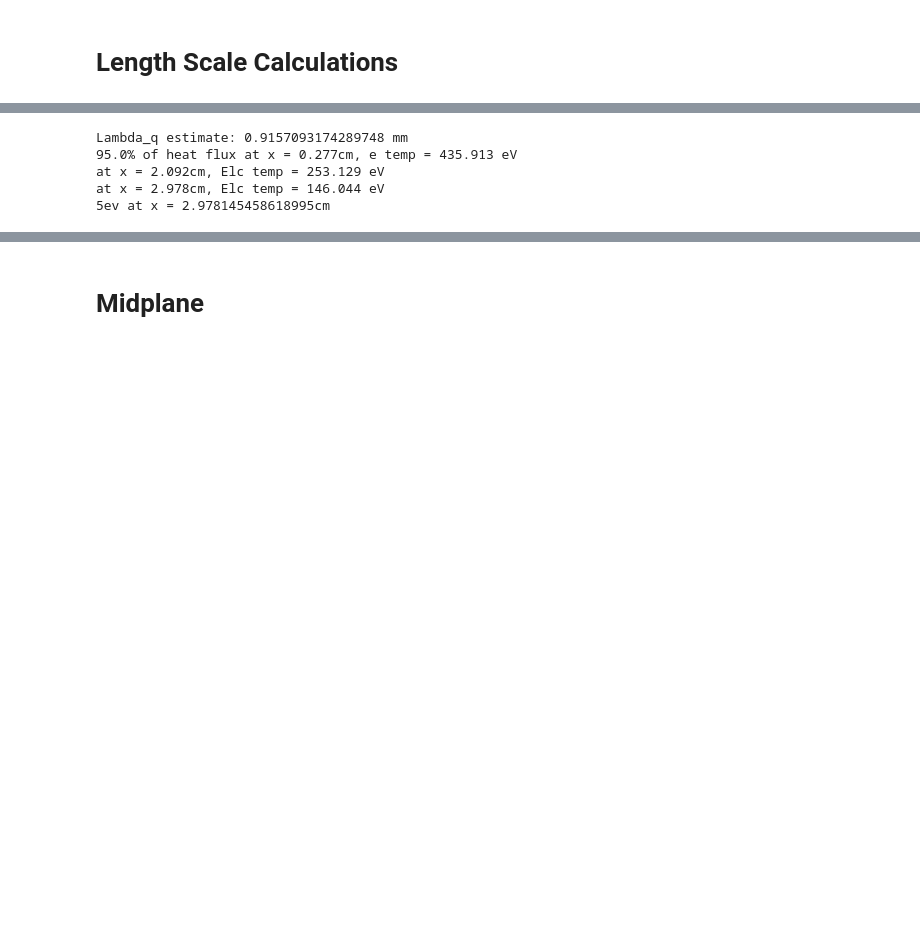
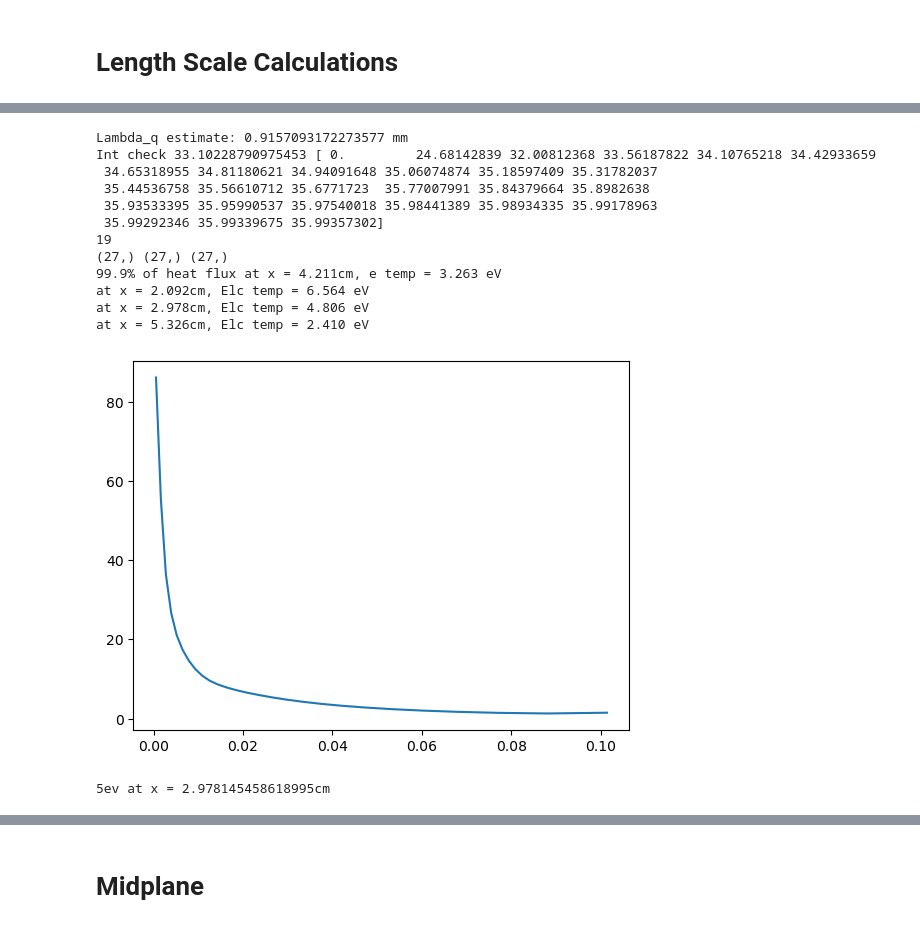
Before and after one commit to KasaiYuki/UETOOLS-Reactor, a Jupyter notebook: jupyter/MANTA_final_baseline/main.ipynb, the cells around one changed output, grey strips where cells are left out. Drawn from its saved outputs; the diff is of its cells as text; code cells hidden in the pictures; blank space fills up the shorter version.

```diff
--- a/jupyter/MANTA_final_baseline/main.ipynb
+++ b/jupyter/MANTA_final_baseline/main.ipynb
@@ -362,42 +362,57 @@ plt.plot(dist, y_fit, 'r-', label="Fit")
 plt.gca().set_xlim(left=0)
 # plt.axhline(y=0.0, color='r', linestyle='-')
 plt.legend()
 # plt.yscale('log')
 plt.show()
 print(f"Lambda_q estimate: {-1/params[1]*1000} mm")
 
 # calc 99% heat flux
 # electron TEMP REGION
 from scipy.integrate import simpson
 totalheat = simpson(eheat, x=dist)
 from scipy.integrate import cumulative_trapezoid
 cumulative_integral = cumulative_trapezoid(eheat, dist, initial=0)
-target_scale = 0.95
-target_value = target_scale * totalheat
-
+target_scale = 0.999
+target_value = target_scale * cumulative_integral[-1]
+print("Int check",totalheat,cumulative_integral)
 
 index = np.searchsorted(cumulative_integral, target_value)
+print(index)
 decaylen = dist[index]
 poloidal_index = 29
 etemp= np.array(bbb.te[poloidal_index,1:-1]/bbb.ev)
+etemp = etemp[mask]
+
+print(np.shape(dist),np.shape(eheat), np.shape(etemp))
 print(f"{target_scale*100}% of heat flux at x = {(decaylen*100):.3f}cm, e temp = {etemp[index]:.3f} eV")
 print(f"at x = {(dist[13]*100):.3f}cm, Elc temp = {etemp[13]:.3f} eV")
 print(f"at x = {(dist[16]*100):.3f}cm, Elc temp = {etemp[16]:.3f} eV")
+print(f"at x = {(dist[21]*100):.3f}cm, Elc temp = {etemp[21]:.3f} eV")
 # tparams, tpcov = curve_fit(lambda t,a,b: a*np.exp(b*t),  dist,  etemp,  p0=(0.5, -1))
-
+plt.plot(dist, etemp)
+plt.show()
 targeteV = 5
 eev = np.searchsorted(etemp[::-1], targeteV, side = "right")*-1
 
 print(f"{targeteV}ev at x = {dist[eev]*100}cm")
 
 #rint(f"Lambda_t estimate: {-1/tparams[1]*1000} mm")
 # %% [output]
 [figure]
-Lambda_q estimate: 0.9157093174289748 mm
-95.0% of heat flux at x = 0.277cm, e temp = 435.913 eV
-at x = 2.092cm, Elc temp = 253.129 eV
-at x = 2.978cm, Elc temp = 146.044 eV
-5ev at x = 2.978145458618995cm
+Lambda_q estimate: 0.9157093172273577 mm
+Int check 33.10228790975453 [ 0.         24.68142839 32.00812368 33.56187822 34.10765218 34.42933659
+ 34.65318955 34.81180621 34.94091648 35.06074874 35.18597409 35.31782037
+ 35.44536758 35.56610712 35.6771723  35.77007991 35.84379664 35.8982638
+ 35.93533395 35.95990537 35.97540018 35.98441389 35.98934335 35.99178963
+ 35.99292346 35.99339675 35.99357302]
+19
+(27,) (27,) (27,)
+99.9% of heat flux at x = 4.211cm, e temp = 3.263 eV
+at x = 2.092cm, Elc temp = 6.564 eV
+at x = 2.978cm, Elc temp = 4.806 eV
+at x = 5.326cm, Elc temp = 2.410 eV
+[figure, added]
+5ev at x = 2.978145458618995cm
 # %%
 #lambda_q from Eich = 1.06mm (we are probably a bit wider, so I am targeting 1.1mm, lambda_t = 3
 from scipy.optimize import curve_fit
```
Also changed, not shown: parts of 13 cells of this notebook, 4 other files.
